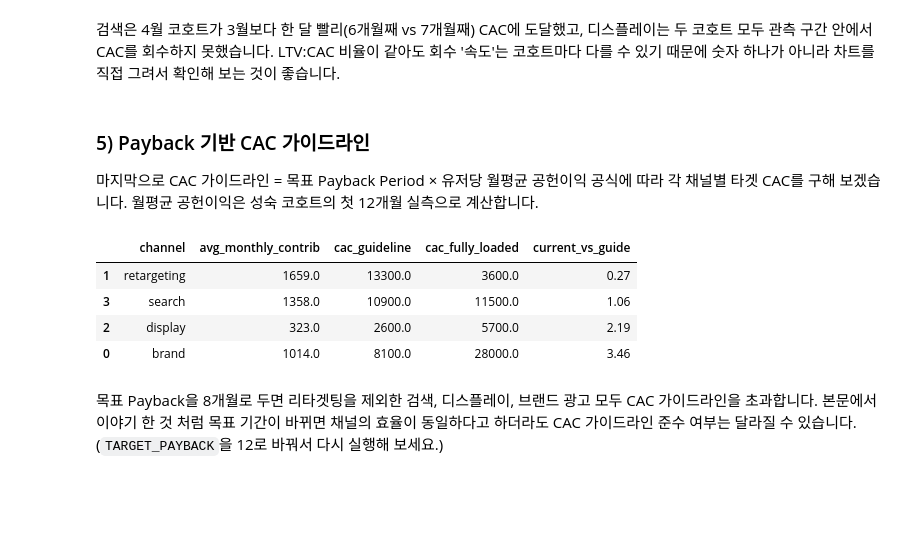
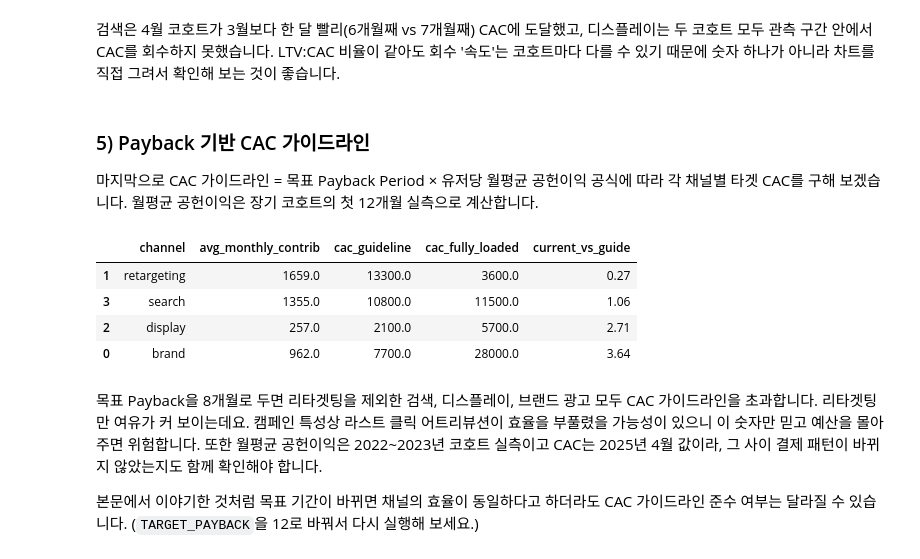
Before and after one commit to duilee/data_analysis_101, a Jupyter notebook: 07_ROAS가_220인데_왜_우리는_적자예요/unit_economics.ipynb, the cells around one changed output. Cells and saved outputs as stored; diff of their text form; code cells hidden in the pictures; blank space fills up the shorter version.

```diff
--- a/07_ROAS가_220인데_왜_우리는_적자예요/unit_economics.ipynb
+++ b/07_ROAS가_220인데_왜_우리는_적자예요/unit_economics.ipynb
@@ -254,36 +257,41 @@ Display - Mar: payback = 미회수 (관측 구간 내)
 ### 5) Payback 기반 CAC 가이드라인
 
 마지막으로 CAC 가이드라인 = 목표 Payback Period × 유저당 월평균 공헌이익 공식에 따라
-각 채널별 타겟 CAC를 구해 보겠습니다. 월평균 공헌이익은 성숙 코호트의 첫 12개월 실측으로
+각 채널별 타겟 CAC를 구해 보겠습니다. 월평균 공헌이익은 장기 코호트의 첫 12개월 실측으로
 계산합니다.
 # %%
 monthly = con.execute(f"""
     SELECT m.channel
          , SUM(p.amount_krw) * {CM_RATIO}
            / COUNT(DISTINCT m.user_id) / 12.0 AS avg_monthly_contrib   -- 첫 12개월 월평균
     FROM mature m
-    JOIN payments p
+    LEFT JOIN payments p
       ON p.user_id = m.user_id
      AND p.payment_date < m.cohort_month + INTERVAL 12 MONTH
     WHERE m.channel != 'organic'
     GROUP BY 1
 """).df()
 
 TARGET_PAYBACK = 8   # 목표 회수 기간(개월) — 경영 의사결정의 영역
 guide = monthly.merge(cac[["channel", "cac_fully_loaded"]], on="channel")
 guide["avg_monthly_contrib"] = guide.avg_monthly_contrib.round(0)
 guide["cac_guideline"] = (guide.avg_monthly_contrib * TARGET_PAYBACK).round(-2)
 guide["current_vs_guide"] = (guide.cac_fully_loaded / guide.cac_guideline).round(2)
 guide[["channel", "avg_monthly_contrib", "cac_guideline",
        "cac_fully_loaded", "current_vs_guide"]].sort_values("current_vs_guide")
 # %% [output]
 |  | channel | avg_monthly_contrib | cac_guideline | cac_fully_loaded | current_vs_guide |
 | 1 | retargeting | 1659.0 | 13300.0 | 3600.0 | 0.27 |
-| 3 | search | 1358.0 | 10900.0 | 11500.0 | 1.06 |
-| 2 | display | 323.0 | 2600.0 | 5700.0 | 2.19 |
-| 0 | brand | 1014.0 | 8100.0 | 28000.0 | 3.46 |
+| 3 | search | 1355.0 | 10800.0 | 11500.0 | 1.06 |
+| 2 | display | 257.0 | 2100.0 | 5700.0 | 2.71 |
+| 0 | brand | 962.0 | 7700.0 | 28000.0 | 3.64 |
 # %% [markdown]
 목표 Payback을 8개월로 두면 리타겟팅을 제외한 검색, 디스플레이, 브랜드 광고 모두 CAC
-가이드라인을 초과합니다. 본문에서 이야기 한 것 처럼 목표 기간이 바뀌면 채널의 효율이
-동일하다고 하더라도 CAC 가이드라인 준수 여부는 달라질 수 있습니다. (`TARGET_PAYBACK`을
-12로 바꿔서 다시 실행해 보세요.)
+가이드라인을 초과합니다. 리타겟팅만 여유가 커 보이는데요. 캠페인 특성상 라스트 클릭
+어트리뷰션이 효율을 부풀렸을 가능성이 있으니 이 숫자만 믿고 예산을 몰아주면 위험합니다.
+또한 월평균 공헌이익은 2022~2023년 코호트 실측이고 CAC는 2025년 4월 값이라, 그 사이
+결제 패턴이 바뀌지 않았는지도 함께 확인해야 합니다.
+
+본문에서 이야기한 것처럼 목표 기간이 바뀌면 채널의 효율이 동일하다고 하더라도 CAC
+가이드라인 준수 여부는 달라질 수 있습니다. (`TARGET_PAYBACK`을 12로 바꿔서 다시 실행해
+보세요.)
```
Also changed, not shown: parts of 7 cells of this notebook, 3 other files.
